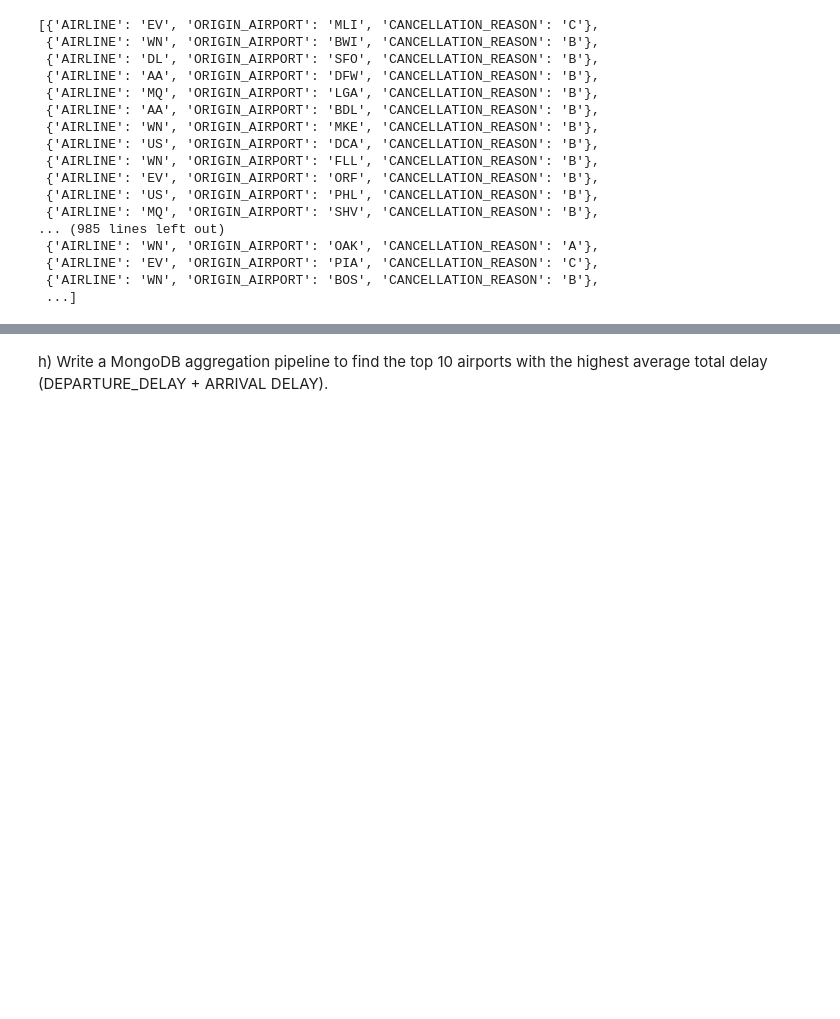
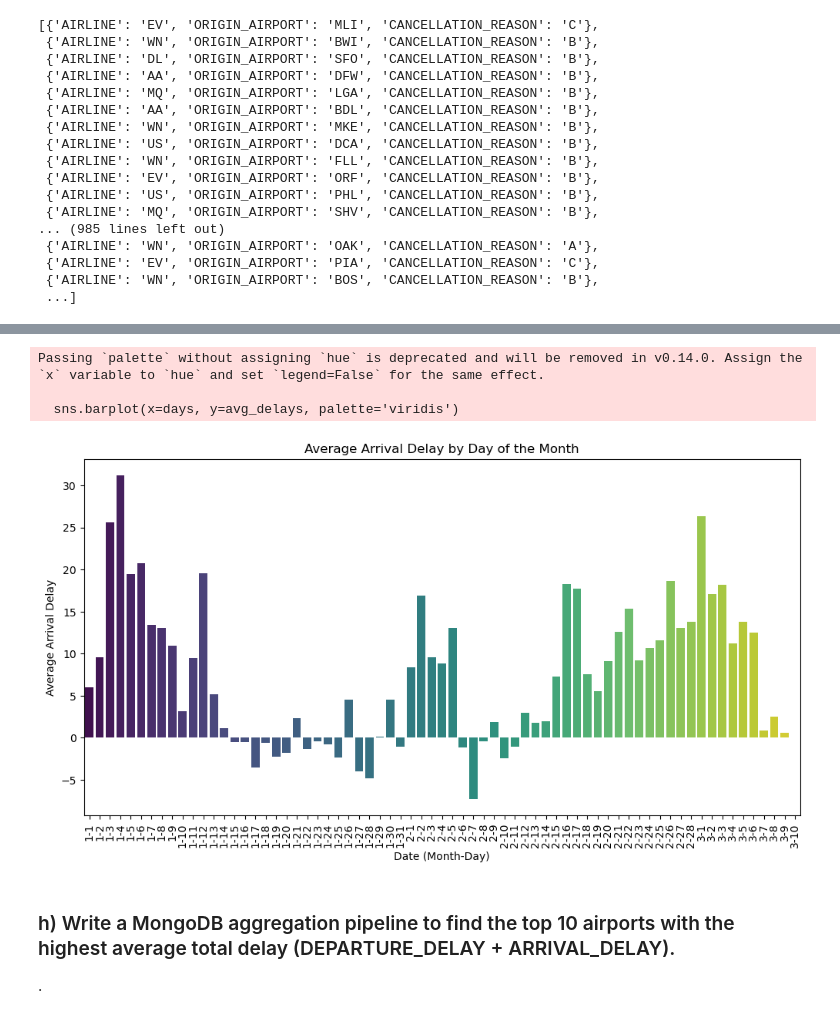
Before and after one commit to vskvj3/UST_Training, a Jupyter notebook: noSQL/Assignment.ipynb, the cells around one changed output, grey strips where cells are left out. Cells and saved outputs as stored; diff of their text form; code cells hidden in the pictures; blank space fills up the shorter version.

```diff
--- a/noSQL/Assignment.ipynb
+++ b/noSQL/Assignment.ipynb
@@ -160,3 +168,29 @@ matplotlib/seabor
+# %%
+pipeline = [
+    {"$group": {"_id": {"MONTH": "$MONTH", "DAY": "$DAY"}, "avg_arrival_delay": {"$avg": "$ARRIVAL_DELAY"}}},
+    {"$sort": {"_id.MONTH": 1, "_id.DAY": 1}}
+]
+
+result = collection.aggregate(pipeline)
+
+data = list(result)
+days = [f'{item["_id"]["MONTH"]}-{item["_id"]["DAY"]}' for item in data]
+avg_delays = [item['avg_arrival_delay'] for item in data]
+
+plt.figure(figsize=(12, 6))
+# sns.lineplot(x=days, y=avg_delays)
+sns.barplot(x=days, y=avg_delays, palette='viridis')
+
+plt.xlabel('Date (Month-Day)')
+plt.ylabel('Average Arrival Delay')
+plt.title('Average Arrival Delay by Day of the Month')
+plt.xticks(rotation=90)
+plt.show()
+# %% [output]
+Passing `palette` without assigning `hue` is deprecated and will be removed in v0.14.0. Assign the `x` variable to `hue` and set `legend=False` for the same effect.
+
+  sns.barplot(x=days, y=avg_delays, palette='viridis')
+[figure, added]
 # %% [markdown]
-h) Write a MongoDB aggregation pipeline to find the top 10 airports with the highest average total delay
-(DEPARTURE_DELAY + ARRIVAL DELAY).
+### h) Write a MongoDB aggregation pipeline to find the top 10 airports with the highest average total delay (DEPARTURE_DELAY + ARRIVAL_DELAY).
+.
```
Also changed, not shown: parts of 46 cells of this notebook.
